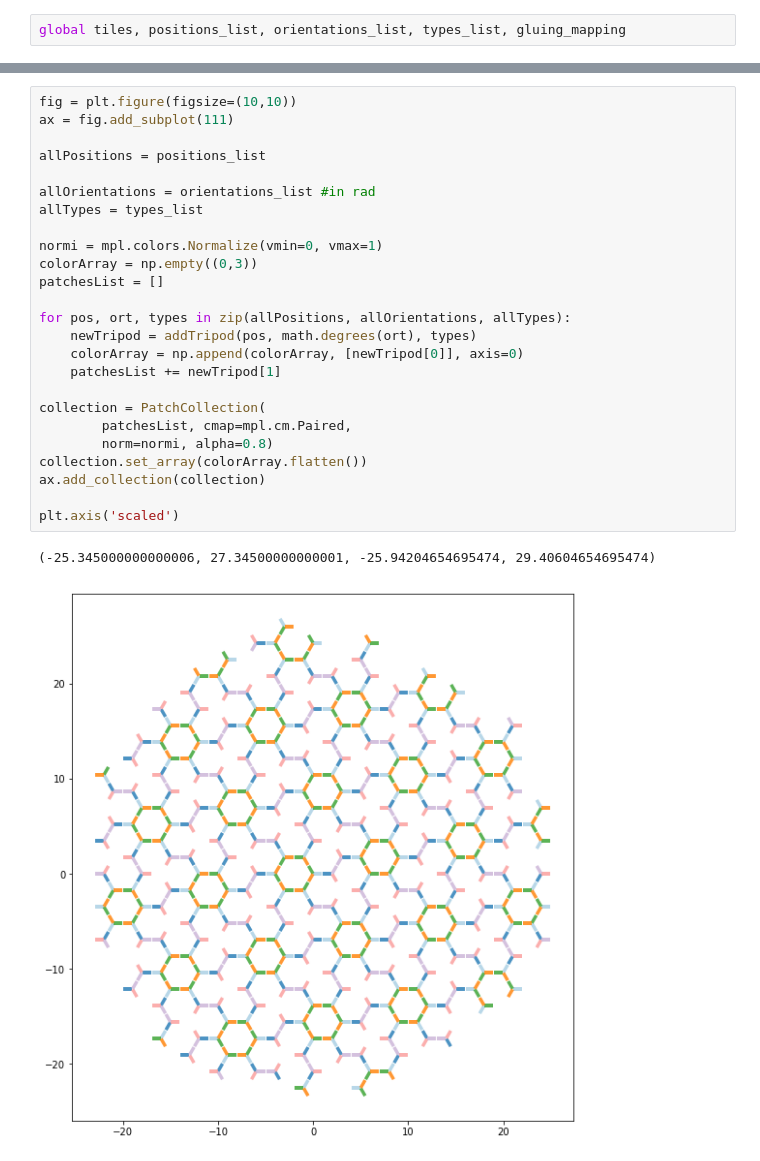
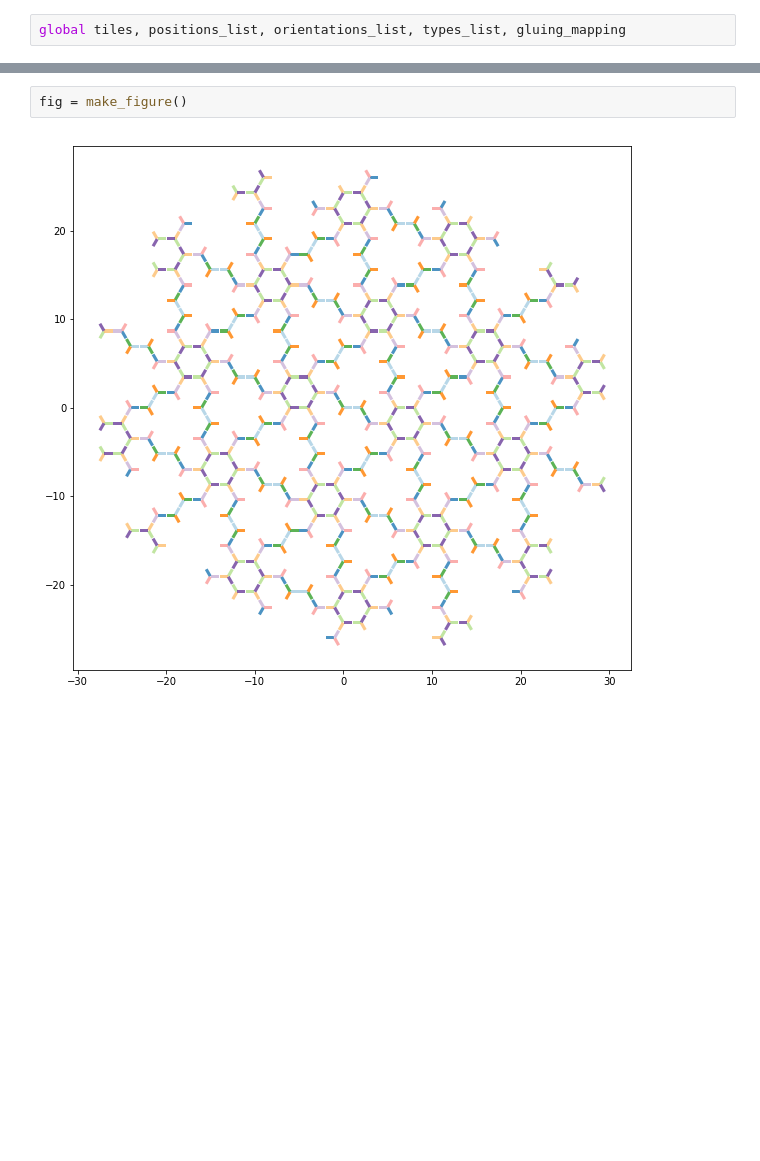
Before and after one commit to blondegeek/linus, a Jupyter notebook: draw_lattice.ipynb, the cells around one changed output, grey strips where cells are left out. Cells and saved outputs as stored; diff of their text form; blank space fills up the shorter version.

```diff
--- a/draw_lattice.ipynb
+++ b/draw_lattice.ipynb
@@ -37,31 +37,7 @@ gluing_mapping.update({1:4, 2:3, 3:2, 4:1, 5:0, 6:6}) #chiral L
 ### Reset tiles, positions_lists, orientations_list, types_list
 reset()
 make_lattice()
-# %%
-fig = plt.figure(figsize=(10,10))
-ax = fig.add_subplot(111)
-
-allPositions = positions_list
-
-allOrientations = orientations_list #in rad
-allTypes = types_list
-
-normi = mpl.colors.Normalize(vmin=0, vmax=1)
-colorArray = np.empty((0,3))
-patchesList = []
-
-for pos, ort, types in zip(allPositions, allOrientations, allTypes):
-    newTripod = addTripod(pos, math.degrees(ort), types)
-    colorArray = np.append(colorArray, [newTripod[0]], axis=0)
-    patchesList += newTripod[1]
-
-collection = PatchCollection(
-        patchesList, cmap=mpl.cm.Paired,
-        norm=normi, alpha=0.8)
-collection.set_array(colorArray.flatten())
-ax.add_collection(collection)
-
-plt.axis('scaled')
-# %% [output]
-(-25.345000000000006, 27.34500000000001, -25.94204654695474, 29.40604654695474)
-[figure, removed]
+# %%
+fig = make_figure()
+# %% [output]
+[figure, added]
```
Also changed, not shown: parts of 2 cells of this notebook.
